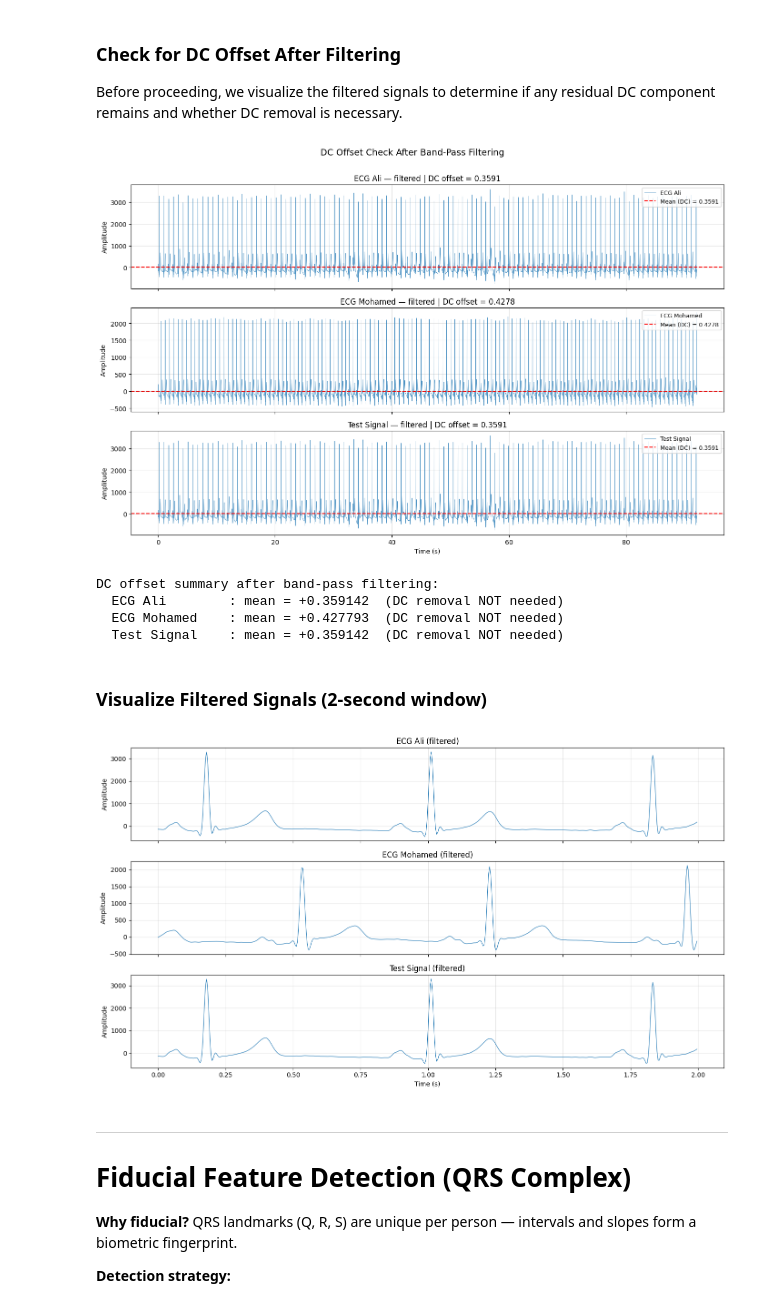
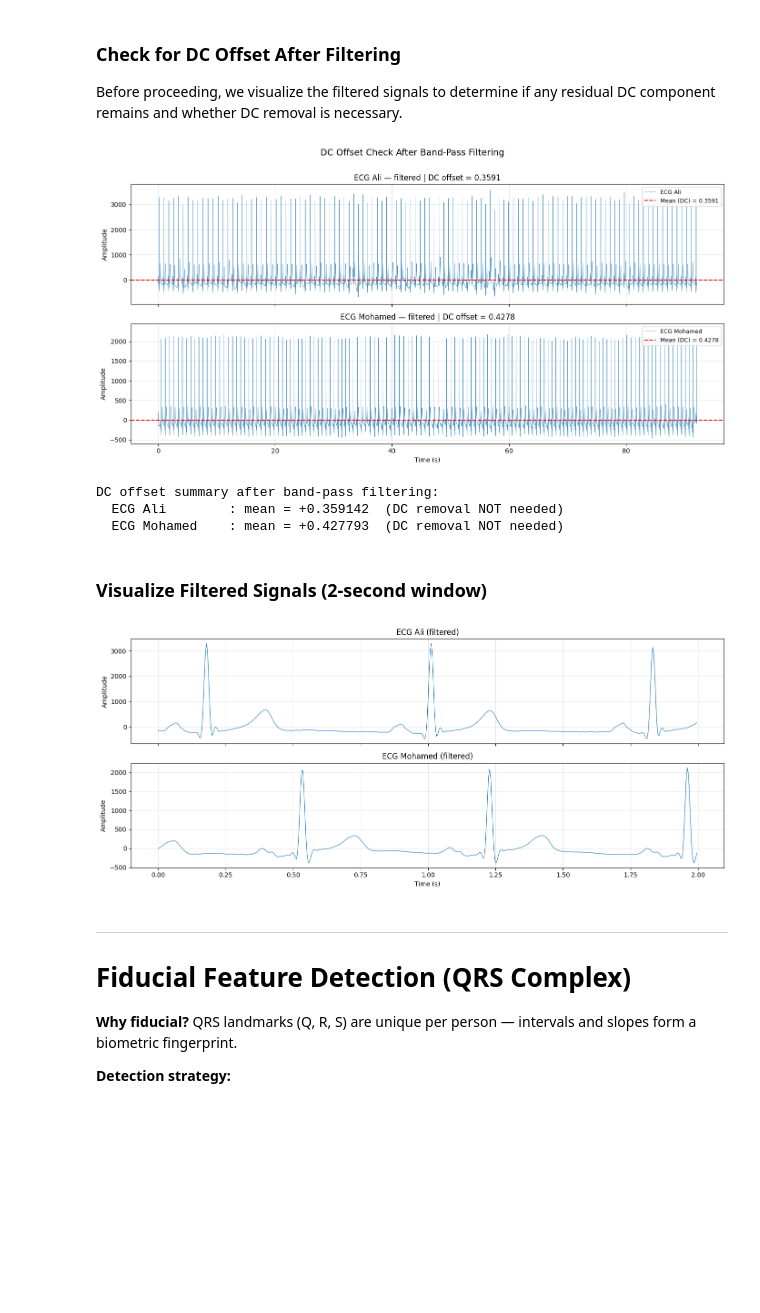
Before and after one commit to Kero-83/hci-tasks, a Jupyter notebook: Task 2/ECG_Signal_Processing.ipynb, the cells around one changed output. Saved outputs shown, nothing was run; the diff lists cells and outputs as text; code cells hidden in the pictures; blank space fills up the shorter version.

Commit message:
remove visualization of test signal

```diff
--- a/Task 2/ECG_Signal_Processing.ipynb
+++ b/Task 2/ECG_Signal_Processing.ipynb
@@ -77,50 +72,49 @@ Band-pass filtering complete.
 Before proceeding, we visualize the filtered signals to determine if any residual DC component remains and whether DC removal is necessary.
 # %%
 # ── Check DC offset in filtered signals ─────────────────────────────
-fig, axes = plt.subplots(3, 1, figsize=(14, 9), sharex=True)
+fig, axes = plt.subplots(2, 1, figsize=(14, 7), sharex=True)
 
-signals_filt = [ecg_ali_filt, ecg_mohamed_filt, ecg_test_filt]
-labels = ["ECG Ali", "ECG Mohamed", "Test Signal"]
+signals_filt = [ecg_ali_filt, ecg_mohamed_filt]
+labels = ["ECG Ali", "ECG Mohamed"]
 
 for ax, sig, label in zip(axes, signals_filt, labels):
     t = np.arange(len(sig)) / FS
     mean_val = np.mean(sig)
     ax.plot(t, sig, linewidth=0.5, alpha=0.8, label=label)
     ax.axhline(y=mean_val, color="red", linestyle="--", linewidth=1.5,
                label=f"Mean (DC) = {mean_val:.4f}")
     ax.axhline(y=0, color="gray", linestyle=":", linewidth=0.8, alpha=0.5)
     ax.set_title(f"{label} — filtered | DC offset = {mean_val:.4f}", fontsize=12)
     ax.set_ylabel("Amplitude")
     ax.legend(loc="upper right", fontsize=9)
     ax.grid(True, alpha=0.3)
 
 axes[-1].set_xlabel("Time (s)")
 plt.suptitle("DC Offset Check After Band-Pass Filtering", fontsize=14, y=1.01)
 plt.tight_layout()
 plt.show()
 
 # Print summary
 print("DC offset summary after band-pass filtering:")
 for sig, label in zip(signals_filt, labels):
     m = np.mean(sig)
-    print(f"  {label:15s}: mean = {m:+.6f}  (DC removal {"recommended" if abs(m) > 0.01 * np.std(sig) else "NOT needed"})")
+    print(f"  {label:15s}: mean = {m:+.6f}  (DC removal {'recommended' if abs(m) > 0.01 * np.std(sig) else 'NOT needed'})")
 # %% [output]
-[figure, old version]
+[figure, new version]
 DC offset summary after band-pass filtering:
   ECG Ali        : mean = +0.359142  (DC removal NOT needed)
   ECG Mohamed    : mean = +0.427793  (DC removal NOT needed)
-  Test Signal    : mean = +0.359142  (DC removal NOT needed)
 # %% [markdown]
 ### Visualize Filtered Signals (2-second window)
 # %%
-# ── Plot the first 2 seconds (500 samples at 250 Hz) ─────────────────
-window = int(2 * FS)  # 500 samples
+# ── Plot the first 2 seconds ─────────────────────────────────────────
+window = int(2 * FS)
 time_axis = np.arange(window) / FS  # time in seconds
 
-fig, axes = plt.subplots(3, 1, figsize=(14, 8), sharex=True)
+fig, axes = plt.subplots(2, 1, figsize=(14, 6), sharex=True)
 
-signals = [ecg_ali_filt, ecg_mohamed_filt, ecg_test_filt]
-titles  = ['ECG Ali (filtered)', 'ECG Mohamed (filtered)', 'Test Signal (filtered)']
+signals = [ecg_ali_filt, ecg_mohamed_filt]
+titles  = ['ECG Ali (filtered)', 'ECG Mohamed (filtered)']
 
 for ax, sig, title in zip(axes, signals, titles):
     ax.plot(time_axis, sig[:window], linewidth=0.8)
@@ -132,7 +126,7 @@ axes[-1].set_xlabel('Time (s)')
 plt.tight_layout()
 plt.show()
 # %% [output]
-[figure, old version]
+[figure, new version]
 # %% [markdown]
 ---
 # Fiducial Feature Detection (QRS Complex)
```
Also changed, not shown: parts of 9 cells of this notebook, 2 other files.
